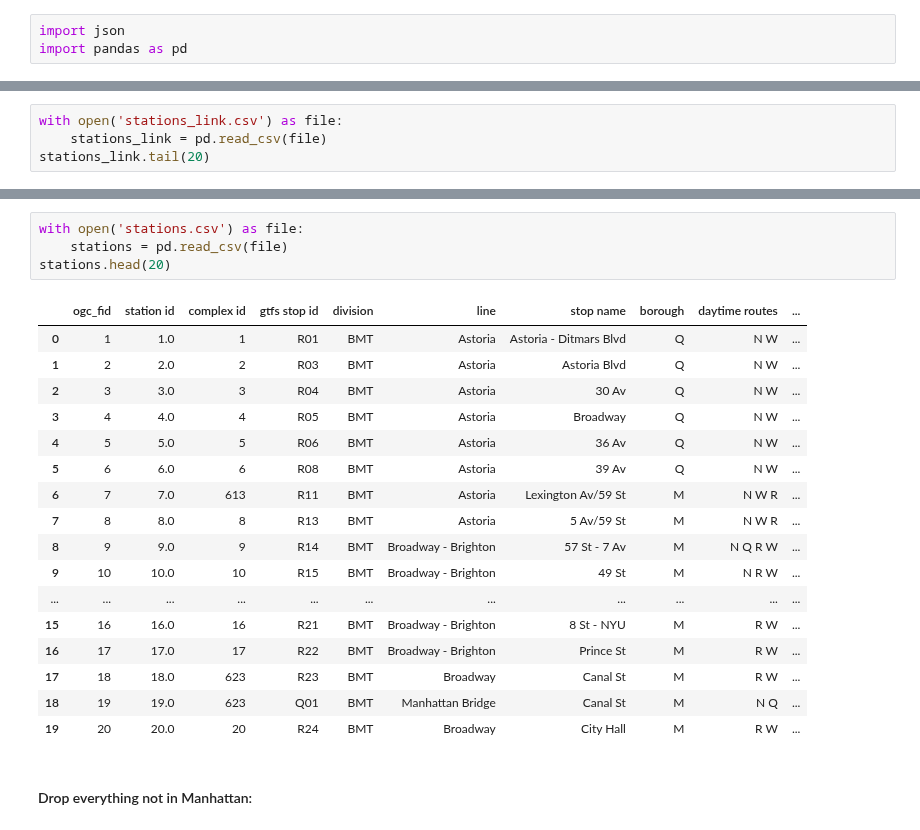
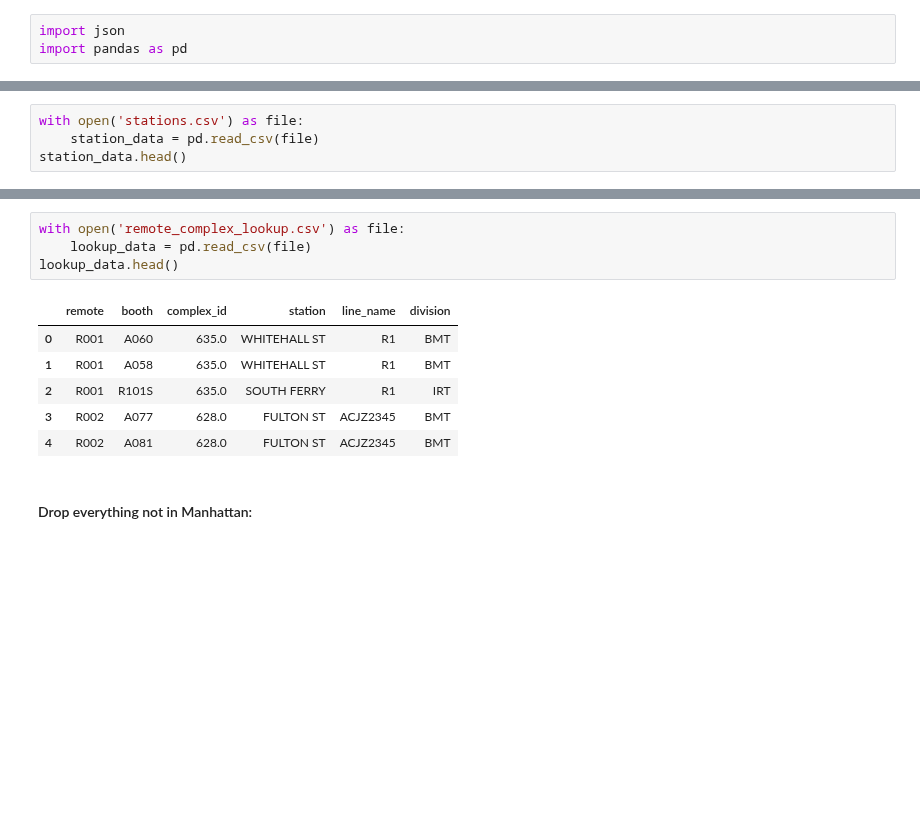
Before and after one commit to Fei117117/NYSeeNow, a Jupyter notebook: NYSeeNow-ML/SubwayData/subway.ipynb, the cells around one changed output, grey strips where cells are left out. Saved outputs shown, nothing was run; the diff lists cells and outputs as text; blank space fills up the shorter version.

```diff
--- a/NYSeeNow-ML/SubwayData/subway.ipynb
+++ b/NYSeeNow-ML/SubwayData/subway.ipynb
@@ -18,5 +28,5 @@ https://github.com/qri-io/data-stories-scripts/blob/master/nyc-turnstile-counts/
 # %%
-with open('stations_link.csv') as file:
-    stations_link = pd.read_csv(file)
-stations_link.tail(20)
+with open('stations.csv') as file:
+    station_data = pd.read_csv(file)
+station_data.head()
 # %% [output]
@@ -86,25 +39,14 @@ stations_link.tail(20)
 # %%
-with open('stations.csv') as file:
-    stations = pd.read_csv(file)
-stations.head(20)
+with open('remote_complex_lookup.csv') as file:
+    lookup_data = pd.read_csv(file)
+lookup_data.head()
 # %% [output]
-|  | ogc_fid | station id | complex id | gtfs stop id | division | line | stop name | borough | daytime routes | ... |
-| 0 | 1 | 1.0 | 1 | R01 | BMT | Astoria | Astoria - Ditmars Blvd | Q | N W | ... |
-| 1 | 2 | 2.0 | 2 | R03 | BMT | Astoria | Astoria Blvd | Q | N W | ... |
-| 2 | 3 | 3.0 | 3 | R04 | BMT | Astoria | 30 Av | Q | N W | ... |
-| 3 | 4 | 4.0 | 4 | R05 | BMT | Astoria | Broadway | Q | N W | ... |
-| 4 | 5 | 5.0 | 5 | R06 | BMT | Astoria | 36 Av | Q | N W | ... |
-| 5 | 6 | 6.0 | 6 | R08 | BMT | Astoria | 39 Av | Q | N W | ... |
-| 6 | 7 | 7.0 | 613 | R11 | BMT | Astoria | Lexington Av/59 St | M | N W R | ... |
-| 7 | 8 | 8.0 | 8 | R13 | BMT | Astoria | 5 Av/59 St | M | N W R | ... |
-| 8 | 9 | 9.0 | 9 | R14 | BMT | Broadway - Brighton | 57 St - 7 Av | M | N Q R W | ... |
-| 9 | 10 | 10.0 | 10 | R15 | BMT | Broadway - Brighton | 49 St | M | N R W | ... |
-| ... | ... | ... | ... | ... | ... | ... | ... | ... | ... | ... |
-| 15 | 16 | 16.0 | 16 | R21 | BMT | Broadway - Brighton | 8 St - NYU | M | R W | ... |
-| 16 | 17 | 17.0 | 17 | R22 | BMT | Broadway - Brighton | Prince St | M | R W | ... |
-| 17 | 18 | 18.0 | 623 | R23 | BMT | Broadway | Canal St | M | R W | ... |
-| 18 | 19 | 19.0 | 623 | Q01 | BMT | Manhattan Bridge | Canal St | M | N Q | ... |
-| 19 | 20 | 20.0 | 20 | R24 | BMT | Broadway | City Hall | M | R W | ... |
+|  | remote | booth | complex_id | station | line_name | division |
+| 0 | R001 | A060 | 635.0 | WHITEHALL ST | R1 | BMT |
+| 1 | R001 | A058 | 635.0 | WHITEHALL ST | R1 | BMT |
+| 2 | R001 | R101S | 635.0 | SOUTH FERRY | R1 | IRT |
+| 3 | R002 | A077 | 628.0 | FULTON ST | ACJZ2345 | BMT |
+| 4 | R002 | A081 | 628.0 | FULTON ST | ACJZ2345 | BMT |
 # %% [markdown]
 #### Drop everything not in Manhattan:
 # %%
```
Also changed, not shown: parts of 11 cells of this notebook, 4 other files.
